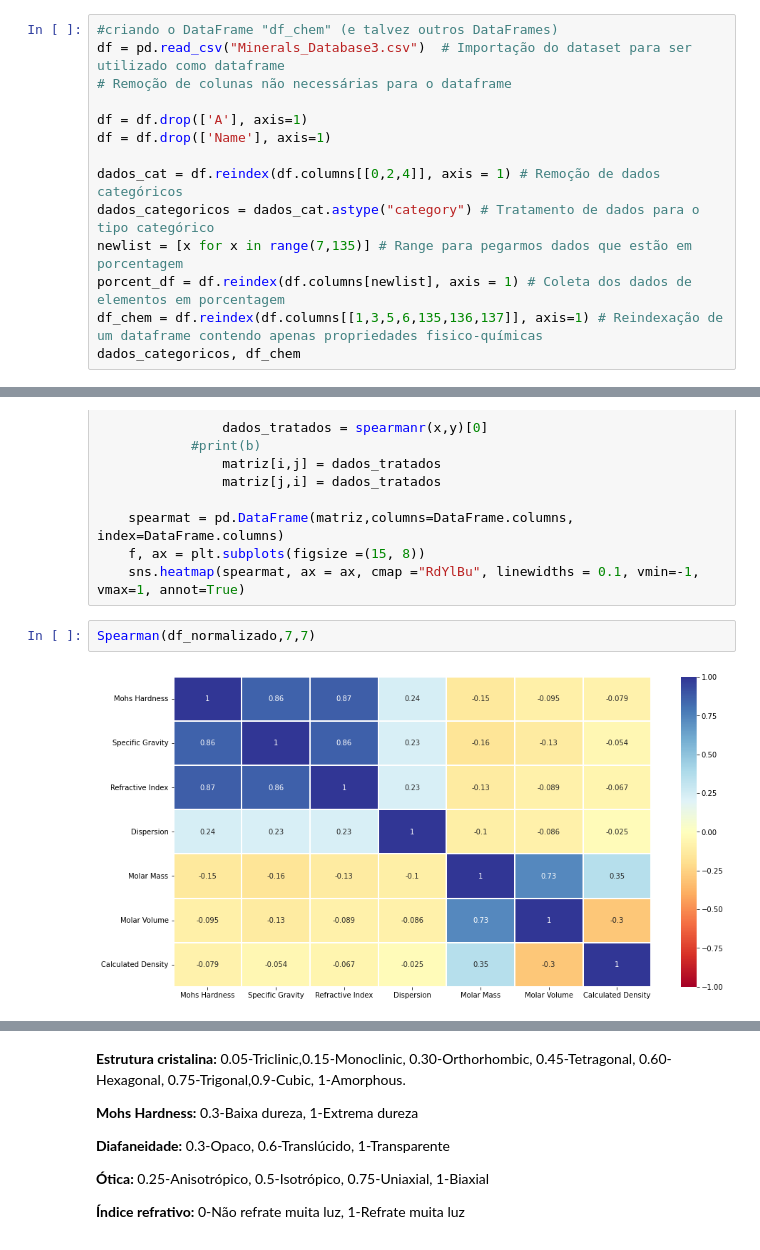
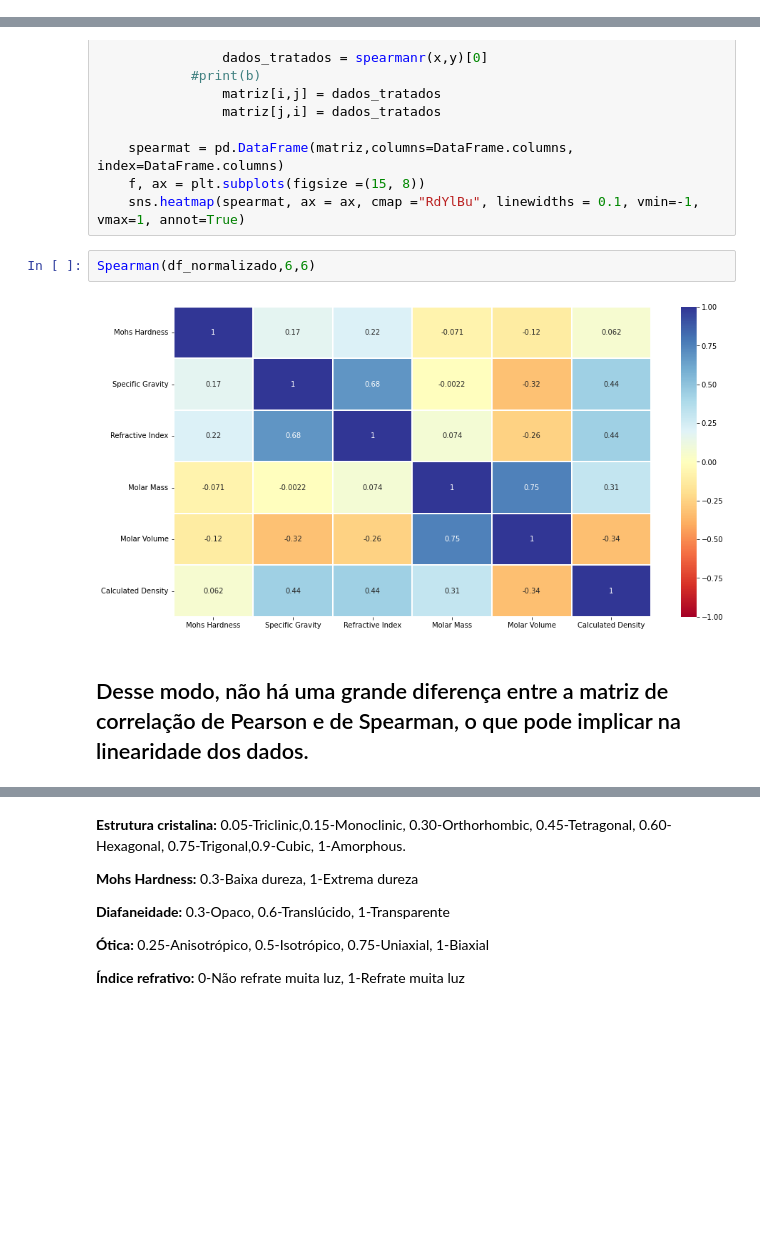
Before and after one commit to CaioHubit/Aprendizado-de-M-quina, a Jupyter notebook: bloco1/bloco 1.ipynb, the cells around one changed output, grey strips where cells are left out. Cells and saved outputs as stored; diff of their text form; blank space fills up the shorter version.

```diff
--- a/bloco1/bloco 1.ipynb
+++ b/bloco1/bloco 1.ipynb
@@ -66,17 +66,3 @@ def normalizar(df):
             valor_min = df[coluna].min()
             resultado[coluna] = (df[coluna] - valor_min) / (valor_max - valor_min)
     return resultado
-# %%
-#criando o DataFrame "df_chem" (e talvez outros DataFrames)
-df = pd.read_csv("Minerals_Database3.csv")  # Importação do dataset para ser utilizado como dataframe
-# Remoção de colunas não necessárias para o dataframe
-
-df = df.drop(['A'], axis=1)
-df = df.drop(['Name'], axis=1)
-
-dados_cat = df.reindex(df.columns[[0,2,4]], axis = 1) # Remoção de dados categóricos
-dados_categoricos = dados_cat.astype("category") # Tratamento de dados para o tipo categórico
-newlist = [x for x in range(7,135)] # Range para pegarmos dados que estão em porcentagem
-porcent_df = df.reindex(df.columns[newlist], axis = 1) # Coleta dos dados de elementos em porcentagem
-df_chem = df.reindex(df.columns[[1,3,5,6,135,136,137]], axis=1) # Reindexação de um dataframe contendo apenas propriedades fisico-químicas
-dados_categoricos, df_chem
@@ -216,9 +183,11 @@ def Spearman(DataFrame, tam_matrizx,tam_matrizy):
     f, ax = plt.subplots(figsize =(15, 8))
     sns.heatmap(spearmat, ax = ax, cmap ="RdYlBu", linewidths = 0.1, vmin=-1, vmax=1, annot=True)
 # %%
-Spearman(df_normalizado,7,7)
+Spearman(df_normalizado,6,6)
 # %% [output]
-[figure, old version]
+[figure, new version]
+# %% [markdown]
+## Desse modo, não há uma grande diferença entre a matriz de correlação de Pearson e de Spearman, o que pode implicar na linearidade dos dados.
 # %%
 sns.pairplot(data = df_normalizado)
 df_normalizado
```
Also changed, not shown: parts of 10 cells of this notebook, 4 other files.
